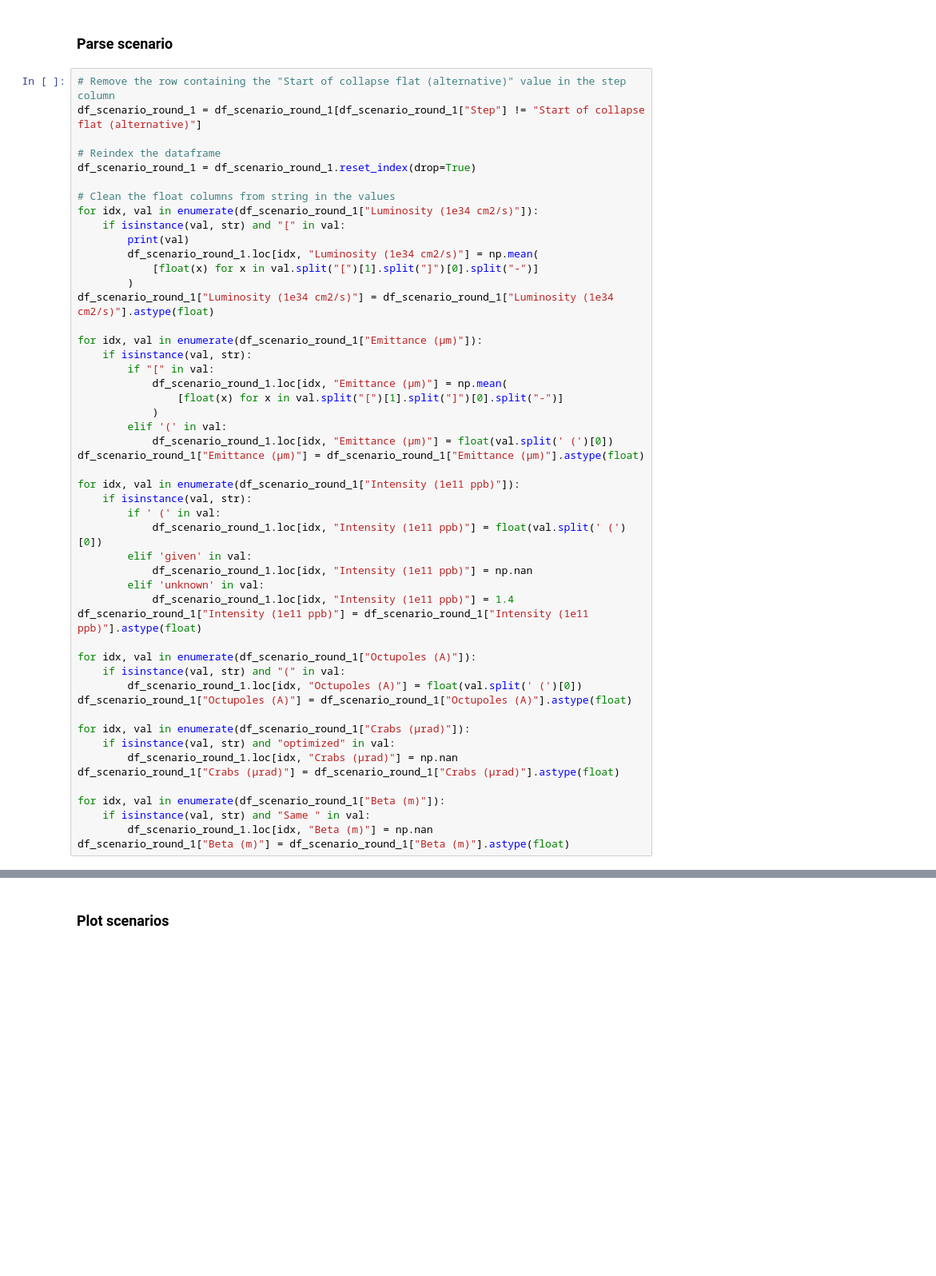
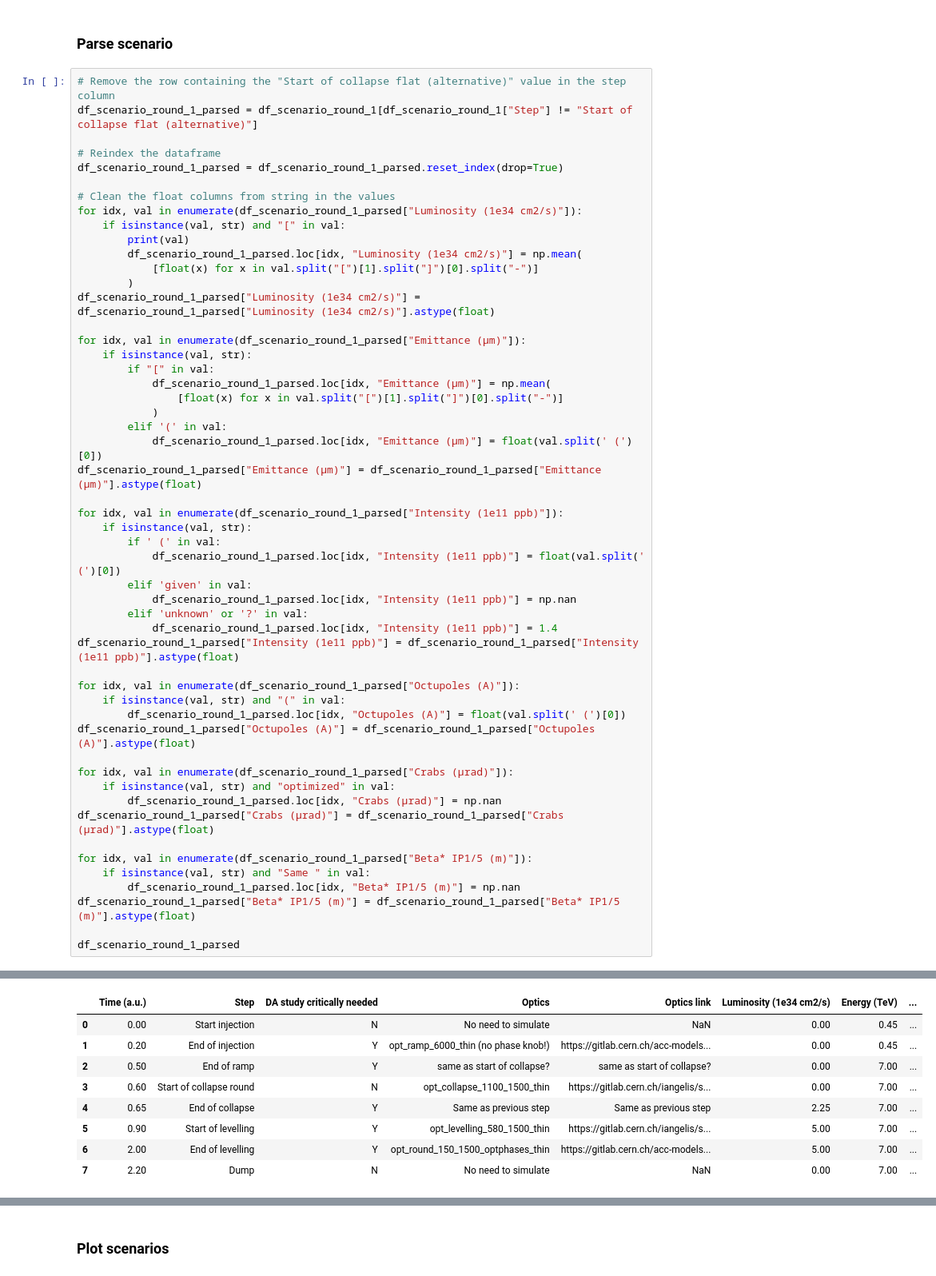
Before and after one commit to ColasDroin/DA_parametrization_run_4, a Jupyter notebook: plot_scenarios.ipynb, the cells around one changed output, grey strips where cells are left out. Shown: that part at 80% size. Drawn from its saved outputs; the diff is of its cells as text; blank space fills up the shorter version.

```diff
--- a/plot_scenarios.ipynb
+++ b/plot_scenarios.ipynb
@@ -28,53 +28,64 @@ df_scenario_round_1
 ### Parse scenario
 # %%
 # Remove the row containing the "Start of collapse flat (alternative)" value in the step column
-df_scenario_round_1 = df_scenario_round_1[df_scenario_round_1["Step"] != "Start of collapse flat (alternative)"]
+df_scenario_round_1_parsed = df_scenario_round_1[df_scenario_round_1["Step"] != "Start of collapse flat (alternative)"]
 
 # Reindex the dataframe
-df_scenario_round_1 = df_scenario_round_1.reset_index(drop=True)
+df_scenario_round_1_parsed = df_scenario_round_1_parsed.reset_index(drop=True)
 
 # Clean the float columns from string in the values
-for idx, val in enumerate(df_scenario_round_1["Luminosity (1e34 cm2/s)"]):
+for idx, val in enumerate(df_scenario_round_1_parsed["Luminosity (1e34 cm2/s)"]):
     if isinstance(val, str) and "[" in val:
         print(val)
-        df_scenario_round_1.loc[idx, "Luminosity (1e34 cm2/s)"] = np.mean(
+        df_scenario_round_1_parsed.loc[idx, "Luminosity (1e34 cm2/s)"] = np.mean(
             [float(x) for x in val.split("[")[1].split("]")[0].split("-")]
         )
-df_scenario_round_1["Luminosity (1e34 cm2/s)"] = df_scenario_round_1["Luminosity (1e34 cm2/s)"].astype(float)
+df_scenario_round_1_parsed["Luminosity (1e34 cm2/s)"] = df_scenario_round_1_parsed["Luminosity (1e34 cm2/s)"].astype(float)
 
-for idx, val in enumerate(df_scenario_round_1["Emittance (μm)"]):
+for idx, val in enumerate(df_scenario_round_1_parsed["Emittance (μm)"]):
     if isinstance(val, str):
         if "[" in val:
-            df_scenario_round_1.loc[idx, "Emittance (μm)"] = np.mean(
+            df_scenario_round_1_parsed.loc[idx, "Emittance (μm)"] = np.mean(
                 [float(x) for x in val.split("[")[1].split("]")[0].split("-")]
             )
         elif '(' in val:
-            df_scenario_round_1.loc[idx, "Emittance (μm)"] = float(val.split(' (')[0])
-df_scenario_round_1["Emittance (μm)"] = df_scenario_round_1["Emittance (μm)"].astype(float)
+            df_scenario_round_1_parsed.loc[idx, "Emittance (μm)"] = float(val.split(' (')[0])
+df_scenario_round_1_parsed["Emittance (μm)"] = df_scenario_round_1_parsed["Emittance (μm)"].astype(float)
 
-for idx, val in enumerate(df_scenario_round_1["Intensity (1e11 ppb)"]):
+for idx, val in enumerate(df_scenario_round_1_parsed["Intensity (1e11 ppb)"]):
     if isinstance(val, str):
         if ' (' in val:
-            df_scenario_round_1.loc[idx, "Intensity (1e11 ppb)"] = float(val.split(' (')[0])
+            df_scenario_round_1_parsed.loc[idx, "Intensity (1e11 ppb)"] = float(val.split(' (')[0])
         elif 'given' in val:
-            df_scenario_round_1.loc[idx, "Intensity (1e11 ppb)"] = np.nan
-        elif 'unknown' in val:
-            df_scenario_round_1.loc[idx, "Intensity (1e11 ppb)"] = 1.4
-df_scenario_round_1["Intensity (1e11 ppb)"] = df_scenario_round_1["Intensity (1e11 ppb)"].astype(float)
+            df_scenario_round_1_parsed.loc[idx, "Intensity (1e11 ppb)"] = np.nan
+        elif 'unknown' or '?' in val:
+            df_scenario_round_1_parsed.loc[idx, "Intensity (1e11 ppb)"] = 1.4
+df_scenario_round_1_parsed["Intensity (1e11 ppb)"] = df_scenario_round_1_parsed["Intensity (1e11 ppb)"].astype(float)
 
-for idx, val in enumerate(df_scenario_round_1["Octupoles (A)"]):
+for idx, val in enumerate(df_scenario_round_1_parsed["Octupoles (A)"]):
     if isinstance(val, str) and "(" in val:
-        df_scenario_round_1.loc[idx, "Octupoles (A)"] = float(val.split(' (')[0])
-df_scenario_round_1["Octupoles (A)"] = df_scenario_round_1["Octupoles (A)"].astype(float)
+        df_scenario_round_1_parsed.loc[idx, "Octupoles (A)"] = float(val.split(' (')[0])
+df_scenario_round_1_parsed["Octupoles (A)"] = df_scenario_round_1_parsed["Octupoles (A)"].astype(float)
 
-for idx, val in enumerate(df_scenario_round_1["Crabs (μrad)"]):
+for idx, val in enumerate(df_scenario_round_1_parsed["Crabs (μrad)"]):
     if isinstance(val, str) and "optimized" in val:
-        df_scenario_round_1.loc[idx, "Crabs (μrad)"] = np.nan
-df_scenario_round_1["Crabs (μrad)"] = df_scenario_round_1["Crabs (μrad)"].astype(float)
+        df_scenario_round_1_parsed.loc[idx, "Crabs (μrad)"] = np.nan
+df_scenario_round_1_parsed["Crabs (μrad)"] = df_scenario_round_1_parsed["Crabs (μrad)"].astype(float)
 
-for idx, val in enumerate(df_scenario_round_1["Beta (m)"]):
+for idx, val in enumerate(df_scenario_round_1_parsed["Beta* IP1/5 (m)"]):
     if isinstance(val, str) and "Same " in val:
-        df_scenario_round_1.loc[idx, "Beta (m)"] = np.nan
-df_scenario_round_1["Beta (m)"] = df_scenario_round_1["Beta (m)"].astype(float)
+        df_scenario_round_1_parsed.loc[idx, "Beta* IP1/5 (m)"] = np.nan
+df_scenario_round_1_parsed["Beta* IP1/5 (m)"] = df_scenario_round_1_parsed["Beta* IP1/5 (m)"].astype(float)
+
+df_scenario_round_1_parsed
 # %% [output]
 [2-2.5] (depends on filling scheme)
+|  | Time (a.u.) | Step | DA study critically needed | Optics | Optics link | Luminosity (1e34 cm2/s) | Energy (TeV) | ... |
+| 0 | 0.00 | Start injection | N | No need to simulate | NaN | 0.00 | 0.45 | ... |
+| 1 | 0.20 | End of injection | Y | opt_ramp_6000_thin (no phase knob!) | https://gitlab.cern.ch/acc-models... | 0.00 | 0.45 | ... |
+| 2 | 0.50 | End of ramp | Y | same as start of collapse? | same as start of collapse? | 0.00 | 7.00 | ... |
+| 3 | 0.60 | Start of collapse round | N | opt_collapse_1100_1500_thin | https://gitlab.cern.ch/iangelis/s... | 0.00 | 7.00 | ... |
+| 4 | 0.65 | End of collapse | Y | Same as previous step | Same as previous step | 2.25 | 7.00 | ... |
+| 5 | 0.90 | Start of levelling | Y | opt_levelling_580_1500_thin | https://gitlab.cern.ch/iangelis/s... | 5.00 | 7.00 | ... |
+| 6 | 2.00 | End of levelling | Y | opt_round_150_1500_optphases_thin | https://gitlab.cern.ch/acc-models... | 5.00 | 7.00 | ... |
+| 7 | 2.20 | Dump | N | No need to simulate | NaN | 0.00 | 7.00 | ... |
```
Also changed, not shown: parts of 4 cells of this notebook, 2 other files.
